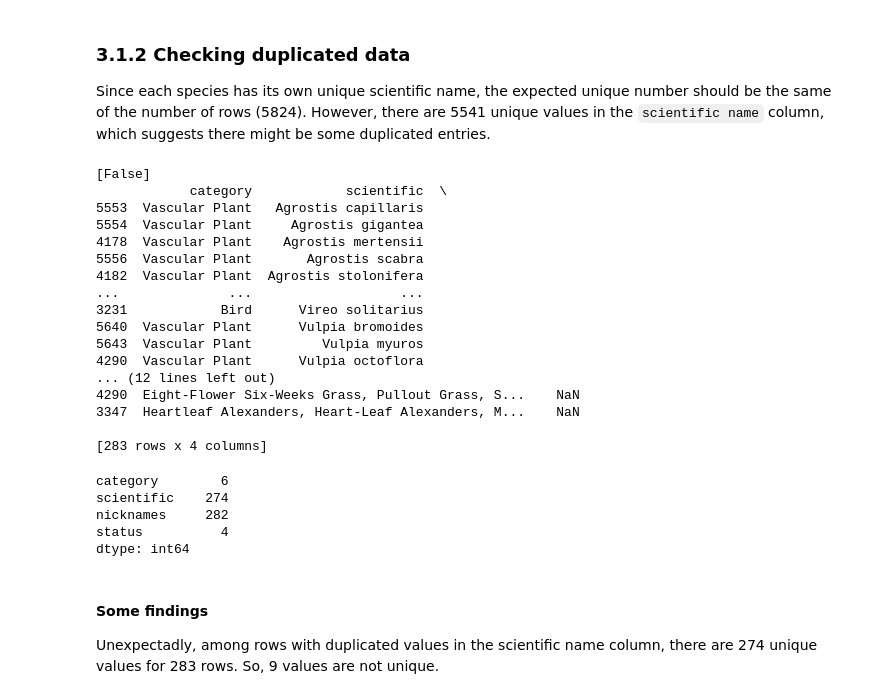
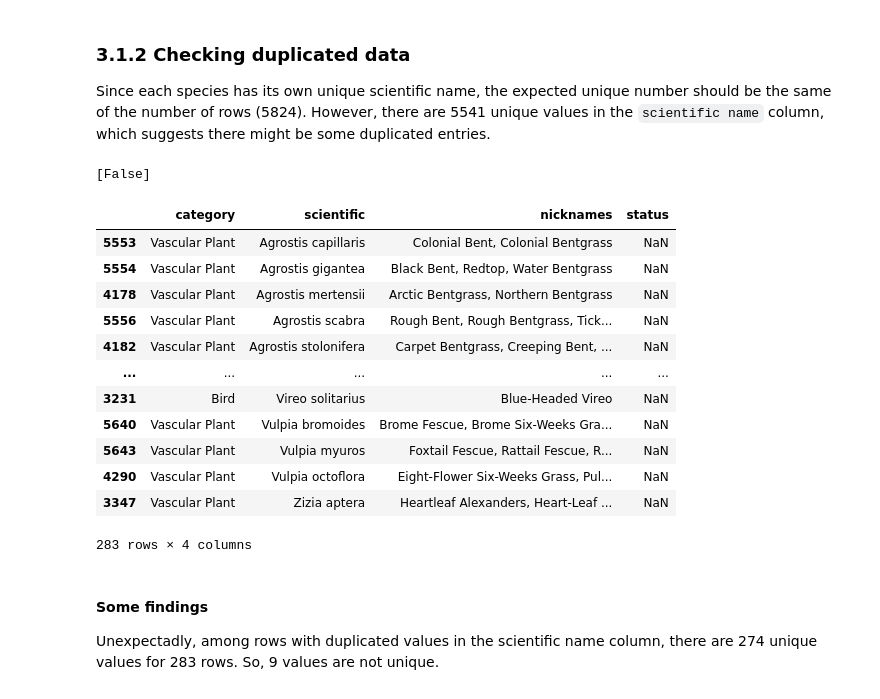
Before and after one commit to ElianeSato/biodiversity, a Jupyter notebook: biodiversity.ipynb, the cells around one changed output. Cells and saved outputs as stored; diff of their text form; code cells hidden in the pictures.

```diff
--- a/biodiversity.ipynb
+++ b/biodiversity.ipynb
@@ -172,35 +172,27 @@ Since each species has its own unique scientific name, the expected unique numbe
 # %%
 species1 = species.rename(columns={'scientific_name': 'scientific',
                         'common_names': 'nicknames', 'conservation_status':'status'})
 # checking duplicated rows
 print(species1.duplicated().unique())
 
 #checking duplicated values in the scientific column
-print(species1[species1.duplicated(subset = ['scientific'])].sort_values(by='scientific'))
-species1[species1.duplicated(subset=['scientific'])].nunique()
+
+species1[species1.duplicated(subset=['scientific'])].sort_values(by='scientific')
 # %% [output]
 [False]
-            category            scientific  \
-5553  Vascular Plant   Agrostis capillaris
-5554  Vascular Plant     Agrostis gigantea
-4178  Vascular Plant    Agrostis mertensii
-5556  Vascular Plant       Agrostis scabra
-4182  Vascular Plant  Agrostis stolonifera
-...              ...                   ...
-3231            Bird      Vireo solitarius
-5640  Vascular Plant      Vulpia bromoides
-5643  Vascular Plant         Vulpia myuros
-4290  Vascular Plant      Vulpia octoflora
-... (12 lines left out)
-4290  Eight-Flower Six-Weeks Grass, Pullout Grass, S...    NaN
-3347  Heartleaf Alexanders, Heart-Leaf Alexanders, M...    NaN
-
-[283 rows x 4 columns]
+|  | category | scientific | nicknames | status |
+| 5553 | Vascular Plant | Agrostis capillaris | Colonial Bent, Colonial Bentgrass | NaN |
+| 5554 | Vascular Plant | Agrostis gigantea | Black Bent, Redtop, Water Bentgrass | NaN |
+| 4178 | Vascular Plant | Agrostis mertensii | Arctic Bentgrass, Northern Bentgrass | NaN |
+| 5556 | Vascular Plant | Agrostis scabra | Rough Bent, Rough Bentgrass, Tick... | NaN |
+| 4182 | Vascular Plant | Agrostis stolonifera | Carpet Bentgrass, Creeping Bent, ... | NaN |
+| ... | ... | ... | ... | ... |
+| 3231 | Bird | Vireo solitarius | Blue-Headed Vireo | NaN |
+| 5640 | Vascular Plant | Vulpia bromoides | Brome Fescue, Brome Six-Weeks Gra... | NaN |
+| 5643 | Vascular Plant | Vulpia myuros | Foxtail Fescue, Rattail Fescue, R... | NaN |
+| 4290 | Vascular Plant | Vulpia octoflora | Eight-Flower Six-Weeks Grass, Pul... | NaN |
+| 3347 | Vascular Plant | Zizia aptera | Heartleaf Alexanders, Heart-Leaf ... | NaN |
-category        6
-scientific    274
-nicknames     282
-status          4
-dtype: int64
+283 rows × 4 columns
 # %% [markdown]
 #### Some findings
 Unexpectadly, among rows with duplicated values in the scientific name column, there are 274 unique values for 283 rows. So, 9 values are not unique.
```
Also changed, not shown: parts of 21 cells of this notebook.
